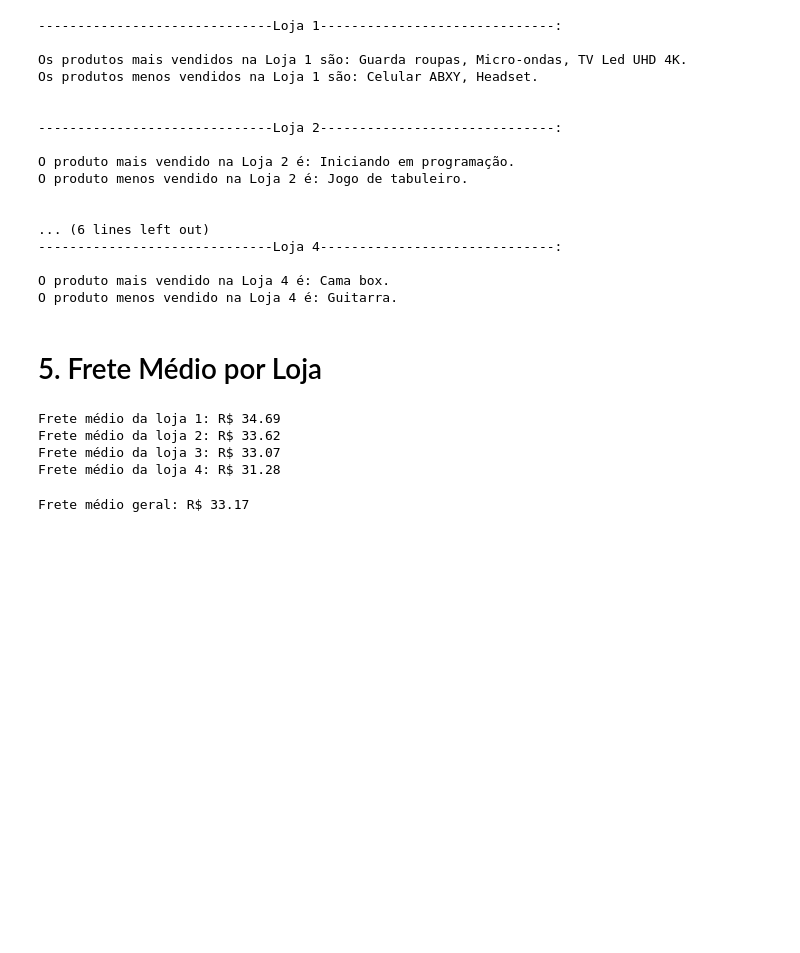
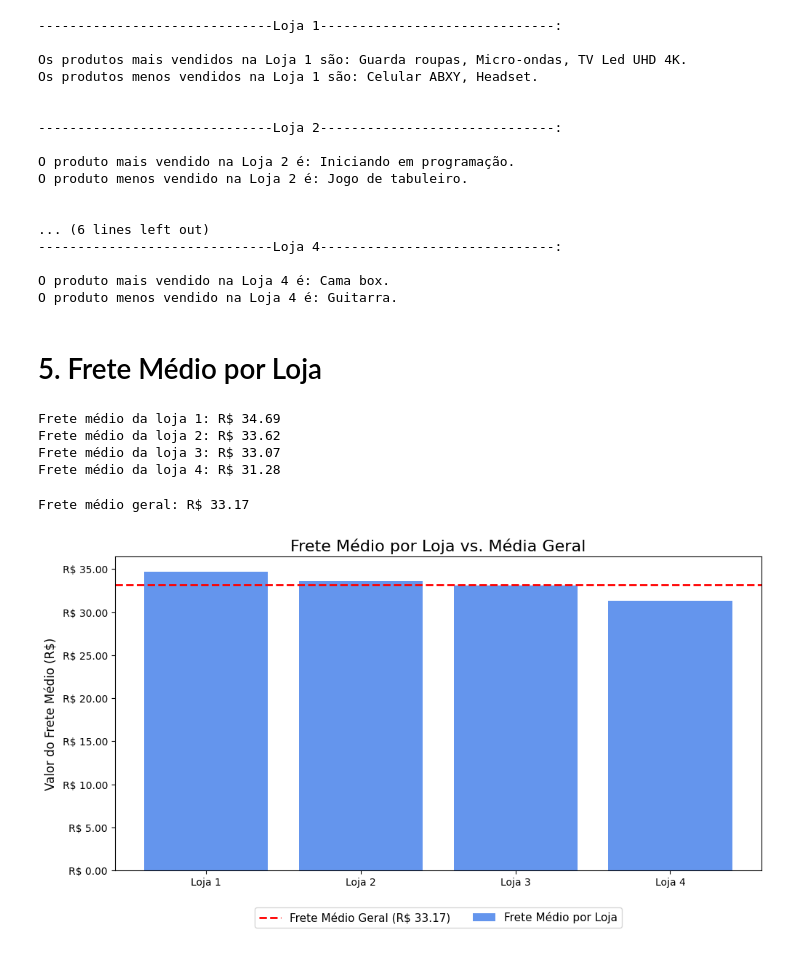
Before and after one commit to ElaiEmylleMatos/challenge-alura-store, a Jupyter notebook: AluraStoreBr.ipynb, the cells around one changed output. Drawn from its saved outputs; the diff is of its cells as text; code cells hidden in the pictures; blank space fills up the shorter version.

```diff
--- a/AluraStoreBr.ipynb
+++ b/AluraStoreBr.ipynb
@@ -217,10 +217,43 @@ Frete médio da loja 1: R$ 34.69
 Frete médio da loja 2: R$ 33.62
 Frete médio da loja 3: R$ 33.07
 Frete médio da loja 4: R$ 31.28
-# %%
-
-frete_geral = (frete_medio1 + frete_medio2 + frete_medio3 + frete_medio4) / 4
-
-print(f'Frete médio geral: R$ {frete_geral:.2f}')
-# %% [output]
-Frete médio geral: R$ 33.17
+# %%
+frete_geral = (frete_medio1 + frete_medio2 + frete_medio3 + frete_medio4) / 4
+
+print(f'Frete médio geral: R$ {frete_geral:.2f}')
+
+
+lojas_nomes = ['Loja 1', 'Loja 2', 'Loja 3', 'Loja 4']
+fretes_medios = [frete_medio1, frete_medio2, frete_medio3, frete_medio4]
+
+fig, ax = plt.subplots(figsize=(10, 6))
+
+ax.bar(lojas_nomes, fretes_medios, color='cornflowerblue', label='Frete Médio por Loja')
+
+# LINHA DA MÉDIA GERAL
+ax.axhline(
+    y=frete_geral,
+    color='red',
+    linestyle='--',
+    linewidth=2,
+    label=f'Frete Médio Geral (R$ {frete_geral:.2f})'
+)
+
+ax.legend(loc='lower center', ncol=2, fontsize=11, bbox_to_anchor=(0.5, -0.2))
+
+# Ajusta o layout para garantir que a legenda não seja cortada
+plt.tight_layout(pad=3.0)
+
+ax.set_title('Frete Médio por Loja vs. Média Geral', fontsize=16)
+ax.set_ylabel('Valor do Frete Médio (R$)', fontsize=12)
+
+# Formata o eixo Y para exibir como moeda
+from matplotlib.ticker import FuncFormatter
+def formatador_moeda(x, pos):
+    return f'R$ {x:,.2f}'
+ax.yaxis.set_major_formatter(FuncFormatter(formatador_moeda))
+
+plt.show()
+# %% [output]
+Frete médio geral: R$ 33.17
+[figure, added]
```
Also changed, not shown: parts of 2 cells of this notebook.
